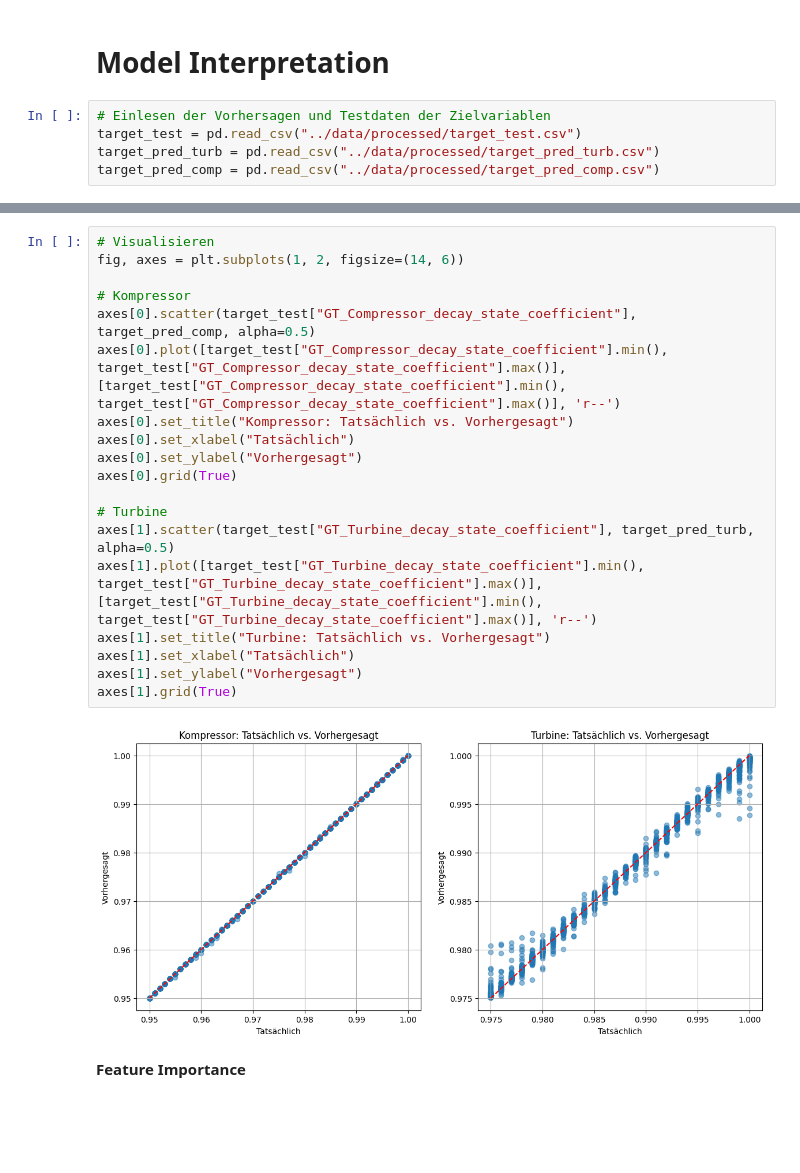
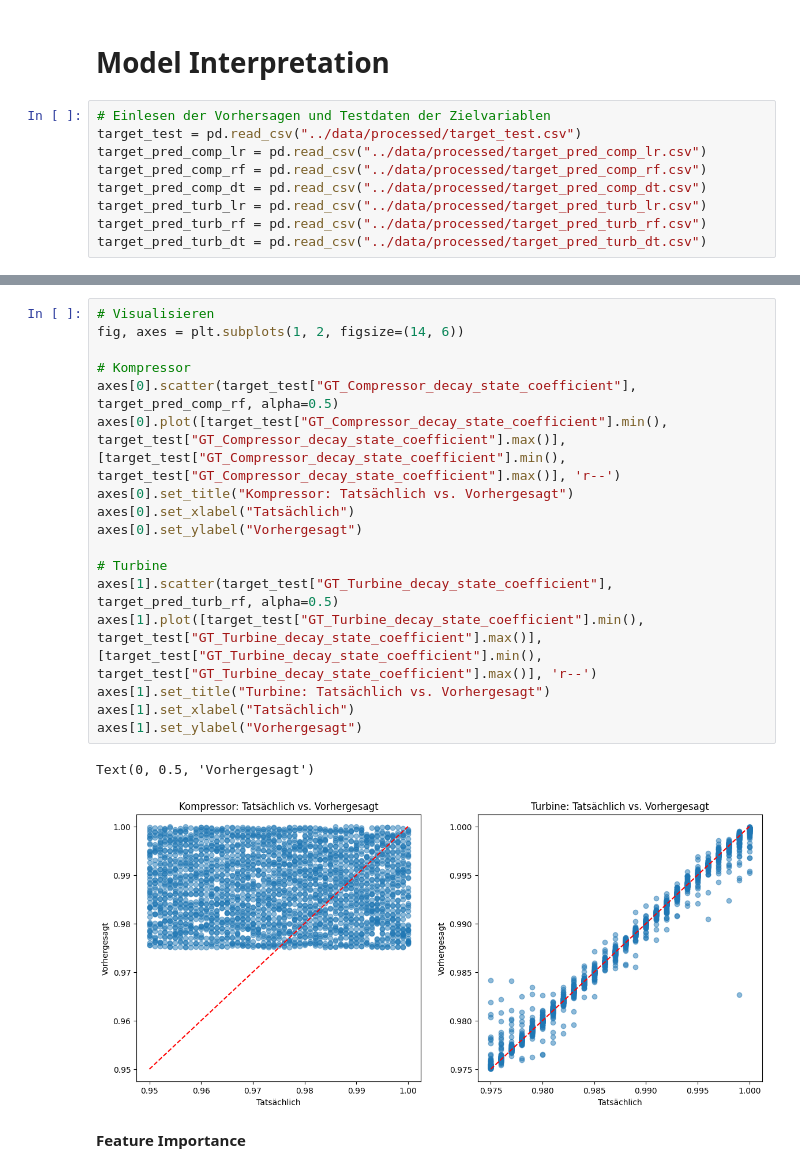
Before and after one commit to IAmBlindNotDeaf/Gas-Turbine-Degradation-Prediction, a Jupyter notebook: notebooks/04_results.ipynb, the cells around one changed output, grey strips where cells are left out. Drawn from its saved outputs; the diff is of its cells as text; blank space fills up the shorter version.

```diff
--- a/notebooks/04_results.ipynb
+++ b/notebooks/04_results.ipynb
@@ -41,7 +20,11 @@ from dpp.data import load_from_kaggle
 # %%
 # Einlesen der Vorhersagen und Testdaten der Zielvariablen
 target_test = pd.read_csv("../data/processed/target_test.csv")
-target_pred_turb = pd.read_csv("../data/processed/target_pred_turb.csv")
-target_pred_comp = pd.read_csv("../data/processed/target_pred_comp.csv")
+target_pred_comp_lr = pd.read_csv("../data/processed/target_pred_comp_lr.csv")
+target_pred_comp_rf = pd.read_csv("../data/processed/target_pred_comp_rf.csv")
+target_pred_comp_dt = pd.read_csv("../data/processed/target_pred_comp_dt.csv")
+target_pred_turb_lr = pd.read_csv("../data/processed/target_pred_turb_lr.csv")
+target_pred_turb_rf = pd.read_csv("../data/processed/target_pred_turb_rf.csv")
+target_pred_turb_dt = pd.read_csv("../data/processed/target_pred_turb_dt.csv")
 # %%
 # Ergebnisse für Kompressor-Modell
@@ -66,24 +68,23 @@ Turbinen-Modell - MAE: 0.0003, MSE: 0.0000, RMSE: 0.0006, R²: 0.9941
 # %%
 # Visualisieren
 fig, axes = plt.subplots(1, 2, figsize=(14, 6))
 
 # Kompressor
-axes[0].scatter(target_test["GT_Compressor_decay_state_coefficient"], target_pred_comp, alpha=0.5)
+axes[0].scatter(target_test["GT_Compressor_decay_state_coefficient"], target_pred_comp_rf, alpha=0.5)
 axes[0].plot([target_test["GT_Compressor_decay_state_coefficient"].min(), target_test["GT_Compressor_decay_state_coefficient"].max()], [target_test["GT_Compressor_decay_state_coefficient"].min(), target_test["GT_Compressor_decay_state_coefficient"].max()], 'r--')
 axes[0].set_title("Kompressor: Tatsächlich vs. Vorhergesagt")
 axes[0].set_xlabel("Tatsächlich")
 axes[0].set_ylabel("Vorhergesagt")
-axes[0].grid(True)
 
 # Turbine
-axes[1].scatter(target_test["GT_Turbine_decay_state_coefficient"], target_pred_turb, alpha=0.5)
+axes[1].scatter(target_test["GT_Turbine_decay_state_coefficient"], target_pred_turb_rf, alpha=0.5)
 axes[1].plot([target_test["GT_Turbine_decay_state_coefficient"].min(), target_test["GT_Turbine_decay_state_coefficient"].max()], [target_test["GT_Turbine_decay_state_coefficient"].min(), target_test["GT_Turbine_decay_state_coefficient"].max()], 'r--')
 axes[1].set_title("Turbine: Tatsächlich vs. Vorhergesagt")
 axes[1].set_xlabel("Tatsächlich")
 axes[1].set_ylabel("Vorhergesagt")
-axes[1].grid(True)
 # %% [output]
+Text(0, 0.5, 'Vorhergesagt')
-[figure, old version]
+[figure, new version]
 # %% [markdown]
 **Feature Importance**
 # %%
```
Also changed, not shown: parts of 9 cells of this notebook.
